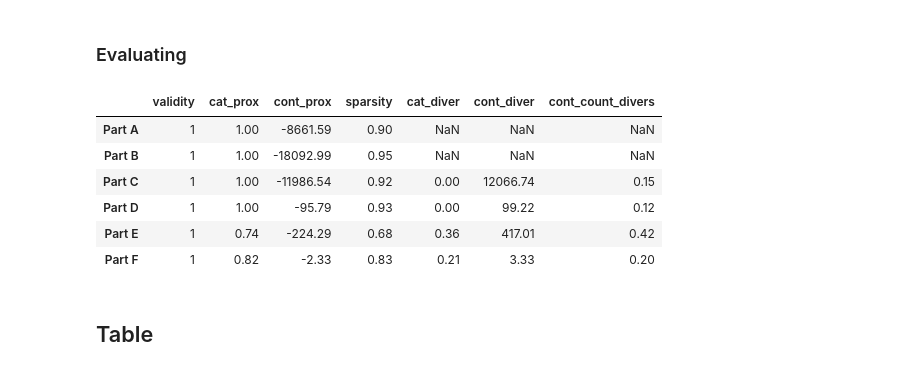
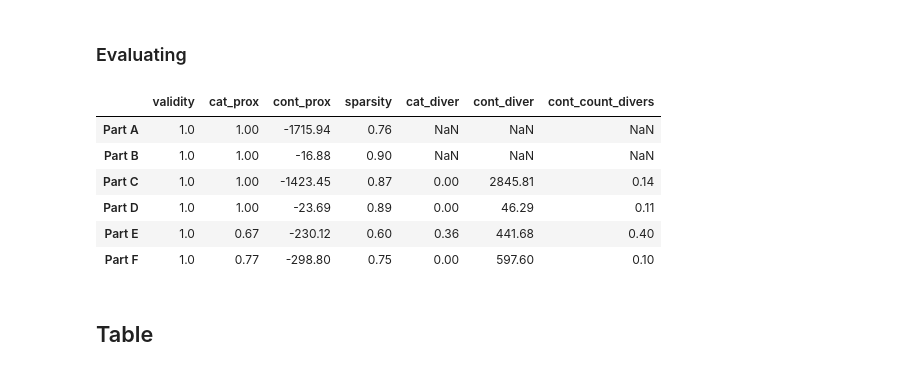
Before and after one commit to tabearoeber/CE-OCL, a Jupyter notebook: CE-OCL Case Study.ipynb, the cells around one changed output. Cells and saved outputs as stored; diff of their text form; code cells hidden in the pictures.

```diff
--- a/CE-OCL Case Study.ipynb
+++ b/CE-OCL Case Study.ipynb
@@ -289,10 +273,8 @@ df_2
 # %% [markdown]
 ### Evaluation
 # %%
-CEs = ce_helpers.vis_dataframe(df, CEs_, F_r, F_coh, target, only_changes = False)
-
-CE_perf = pd.concat([CE_perf, ce_helpers.evaluation(clf, CEs, numerical, categorical, CEs_ = CEs_, rounding = True)])
-CE_perf = CE_perf.set_index(pd.Index(['Part A', 'Part B']))
+df_orig = ce_helpers.visualise_changes(clf, d, F_coh=F_coh, method='CE-OCL', CEs=CEs, CEs_=CEs_)
+CE_perf = pd.concat([CE_perf, ce_helpers.evaluation(df_orig, d)]).set_index(pd.Index(['Part A', 'Part B']))
 CE_perf
 # %% [output]
 |  | validity | cat_prox | cont_prox | sparsity | cat_diver | cont_diver | cont_count_divers |
@@ -345,10 +327,8 @@ df_3
 # %% [markdown]
 ### Evaluation
 # %%
-CEs = ce_helpers.vis_dataframe(df, CEs_, F_r, F_coh, target, only_changes = False)
-
-CE_perf = pd.concat([CE_perf, ce_helpers.evaluation(clf, CEs, numerical, categorical, CEs_ = CEs_, rounding = True)])
-CE_perf = CE_perf.set_index(pd.Index(['Part A', 'Part B', 'Part C']))
+df_orig = ce_helpers.visualise_changes(clf, d, F_coh=F_coh, method='CE-OCL', CEs=CEs, CEs_=CEs_)
+CE_perf = pd.concat([CE_perf, ce_helpers.evaluation(df_orig, d)]).set_index(pd.Index(['Part A', 'Part B', 'Part C']))
 CE_perf
 # %% [output]
 |  | validity | cat_prox | cont_prox | sparsity | cat_diver | cont_diver | cont_count_divers |
@@ -406,10 +386,9 @@ df_4
 # %% [markdown]
 ### Evaluation
 # %%
-CEs = ce_helpers.vis_dataframe(df, CEs_, F_r, F_coh, target, only_changes = False)
-
-CE_perf = pd.concat([CE_perf, ce_helpers.evaluation(clf, CEs, numerical, categorical, CEs_ = CEs_, rounding = True)])
-CE_perf = CE_perf.set_index(pd.Index(['Part A', 'Part B', 'Part C', 'Part D']))
+df_orig = ce_helpers.visualise_changes(clf, d, F_coh=F_coh, method='CE-OCL', CEs=CEs, CEs_=CEs_)
+CE_perf = pd.concat([CE_perf, ce_helpers.evaluation(df_orig, d)]).set_index(pd.Index(['Part A', 'Part B',
+                                                                                            'Part C', 'Part D']))
 CE_perf
 # %% [output]
 |  | validity | cat_prox | cont_prox | sparsity | cat_diver | cont_diver | cont_count_divers |
@@ -476,10 +455,10 @@ df_5
 # %% [markdown]
 ### Evaluating
 # %%
-CEs = ce_helpers.vis_dataframe(df, CEs_, F_r, F_coh, target, only_changes = False)
-
-CE_perf = pd.concat([CE_perf, ce_helpers.evaluation(clf, CEs, numerical, categorical, CEs_ = CEs_, rounding = True)])
-CE_perf = CE_perf.set_index(pd.Index(['Part A', 'Part B', 'Part C', 'Part D', 'Part E']))
+df_orig = ce_helpers.visualise_changes(clf, d, F_coh=F_coh, method='CE-OCL', CEs=CEs, CEs_=CEs_)
+CE_perf = pd.concat([CE_perf, ce_helpers.evaluation(df_orig, d)]).set_index(pd.Index(['Part A', 'Part B',
+                                                                                            'Part C', 'Part D',
+                                                                                            'Part E']))
 CE_perf
 # %% [output]
 |  | validity | cat_prox | cont_prox | sparsity | cat_diver | cont_diver | cont_count_divers |
@@ -596,19 +576,19 @@ df_6
 # %% [markdown]
 ### Evaluating
 # %%
-CEs = ce_helpers.vis_dataframe(df, CEs_, F_r, F_coh, target, only_changes = False)
-
-CE_perf = pd.concat([CE_perf, ce_helpers.evaluation(clf, CEs, numerical, categorical, CEs_ = CEs_, rounding = True)])
-CE_perf = CE_perf.set_index(pd.Index(['Part A', 'Part B', 'Part C', 'Part D', 'Part E', 'Part F']))
+df_orig = ce_helpers.visualise_changes(clf, d, F_coh=F_coh, method='CE-OCL', CEs=CEs, CEs_=CEs_)
+CE_perf = pd.concat([CE_perf, ce_helpers.evaluation(df_orig, d)]).set_index(pd.Index(['Part A', 'Part B',
+                                                                                            'Part C', 'Part D',
+                                                                                            'Part E', 'Part F']))
 CE_perf
 # %% [output]
 |  | validity | cat_prox | cont_prox | sparsity | cat_diver | cont_diver | cont_count_divers |
-| Part A | 1 | 1.00 | -8661.59 | 0.90 | NaN | NaN | NaN |
-| Part B | 1 | 1.00 | -18092.99 | 0.95 | NaN | NaN | NaN |
-| Part C | 1 | 1.00 | -11986.54 | 0.92 | 0.00 | 12066.74 | 0.15 |
-| Part D | 1 | 1.00 | -95.79 | 0.93 | 0.00 | 99.22 | 0.12 |
-| Part E | 1 | 0.74 | -224.29 | 0.68 | 0.36 | 417.01 | 0.42 |
-| Part F | 1 | 0.82 | -2.33 | 0.83 | 0.21 | 3.33 | 0.20 |
+| Part A | 1.0 | 1.00 | -1715.94 | 0.76 | NaN | NaN | NaN |
+| Part B | 1.0 | 1.00 | -16.88 | 0.90 | NaN | NaN | NaN |
+| Part C | 1.0 | 1.00 | -1423.45 | 0.87 | 0.00 | 2845.81 | 0.14 |
+| Part D | 1.0 | 1.00 | -23.69 | 0.89 | 0.00 | 46.29 | 0.11 |
+| Part E | 1.0 | 0.67 | -230.12 | 0.60 | 0.36 | 441.68 | 0.40 |
+| Part F | 1.0 | 0.77 | -298.80 | 0.75 | 0.00 | 597.60 | 0.10 |
 # %% [markdown]
 ## Table
 # %%
```
Also changed, not shown: parts of 39 cells of this notebook, 2 other files.
